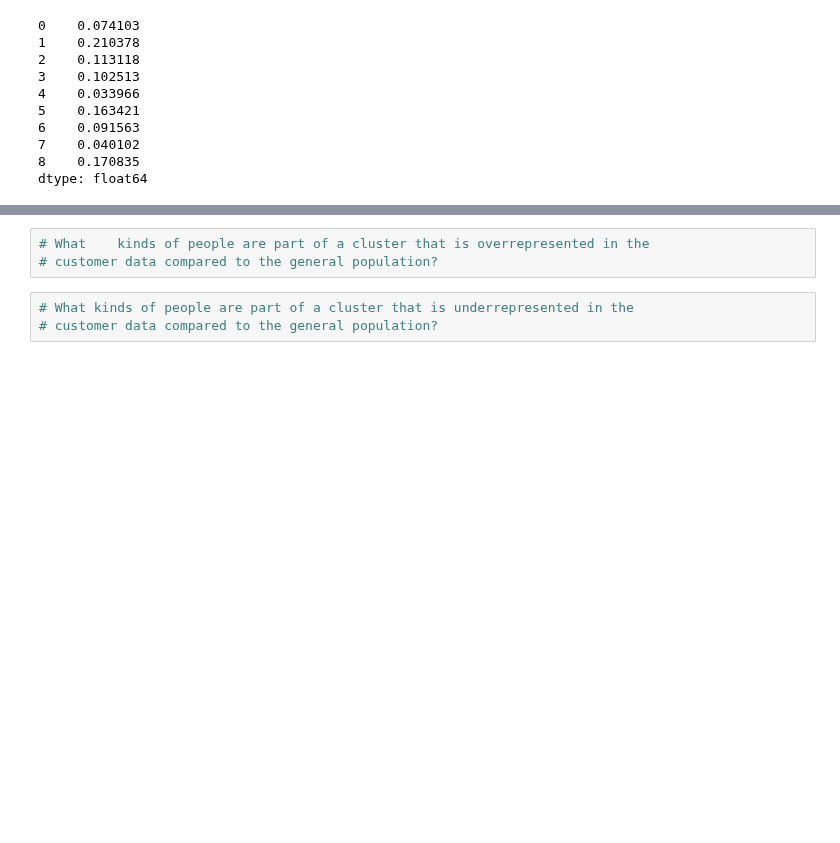
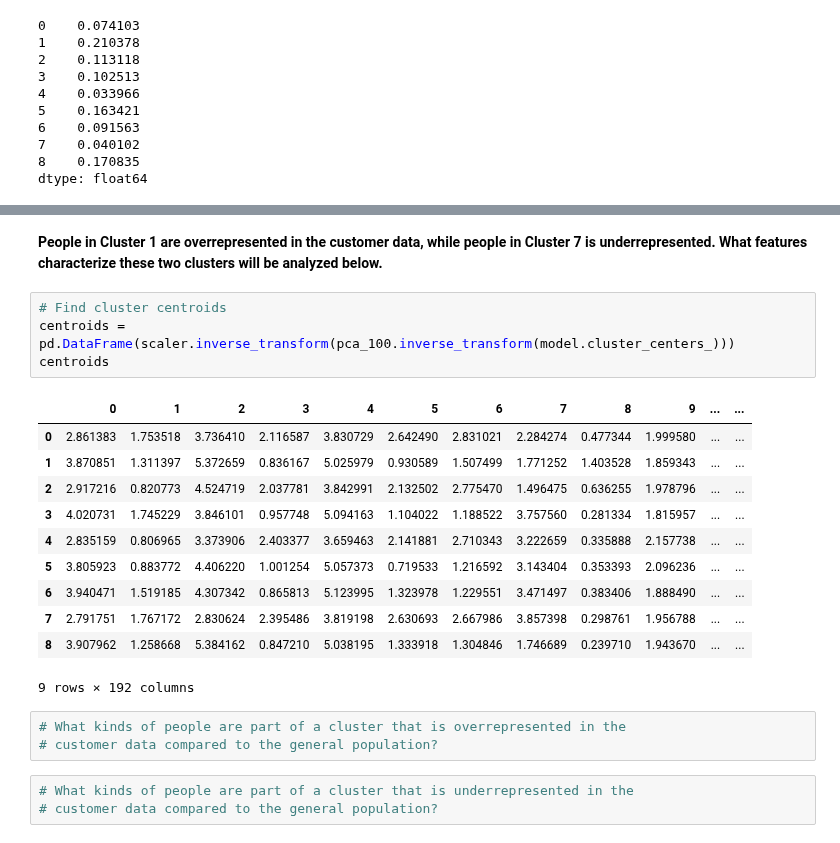
Before and after one commit to jgu1989/UdacityDataScientistNanodegree, a Jupyter notebook: project3_customer_segments/Identify_Customer_Segments.ipynb, the cells around one changed output, grey strips where cells are left out. Cells and saved outputs as stored; diff of their text form; blank space fills up the shorter version.

Commit message:
Inverse transform the centroids back to the original dataset

```diff
--- a/project3_customer_segments/Identify_Customer_Segments.ipynb
+++ b/project3_customer_segments/Identify_Customer_Segments.ipynb
@@ -1090,5 +1104,23 @@ plt.legend()
+# %% [markdown]
+**People in Cluster 1 are overrepresented in the customer data, while people in Cluster 7 is underrepresented. What features characterize these two clusters will be analyzed below.**
+# %%
+# Find cluster centroids
+centroids = pd.DataFrame(scaler.inverse_transform(pca_100.inverse_transform(model.cluster_centers_)))
+centroids
+# %% [output]
+|  | 0 | 1 | 2 | 3 | 4 | 5 | 6 | 7 | 8 | 9 | ... | ... |
+| 0 | 2.861383 | 1.753518 | 3.736410 | 2.116587 | 3.830729 | 2.642490 | 2.831021 | 2.284274 | 0.477344 | 1.999580 | ... | ... |
+| 1 | 3.870851 | 1.311397 | 5.372659 | 0.836167 | 5.025979 | 0.930589 | 1.507499 | 1.771252 | 1.403528 | 1.859343 | ... | ... |
+| 2 | 2.917216 | 0.820773 | 4.524719 | 2.037781 | 3.842991 | 2.132502 | 2.775470 | 1.496475 | 0.636255 | 1.978796 | ... | ... |
+| 3 | 4.020731 | 1.745229 | 3.846101 | 0.957748 | 5.094163 | 1.104022 | 1.188522 | 3.757560 | 0.281334 | 1.815957 | ... | ... |
+| 4 | 2.835159 | 0.806965 | 3.373906 | 2.403377 | 3.659463 | 2.141881 | 2.710343 | 3.222659 | 0.335888 | 2.157738 | ... | ... |
+| 5 | 3.805923 | 0.883772 | 4.406220 | 1.001254 | 5.057373 | 0.719533 | 1.216592 | 3.143404 | 0.353393 | 2.096236 | ... | ... |
+| 6 | 3.940471 | 1.519185 | 4.307342 | 0.865813 | 5.123995 | 1.323978 | 1.229551 | 3.471497 | 0.383406 | 1.888490 | ... | ... |
+| 7 | 2.791751 | 1.767172 | 2.830624 | 2.395486 | 3.819198 | 2.630693 | 2.667986 | 3.857398 | 0.298761 | 1.956788 | ... | ... |
+| 8 | 3.907962 | 1.258668 | 5.384162 | 0.847210 | 5.038195 | 1.333918 | 1.304846 | 1.746689 | 0.239710 | 1.943670 | ... | ... |
+9 rows × 192 columns
 # %%
-# What    kinds of people are part of a cluster that is overrepresented in the
+# What kinds of people are part of a cluster that is overrepresented in the
 # customer data compared to the general population?
 # %%
 # What kinds of people are part of a cluster that is underrepresented in the
```
Also changed, not shown: parts of 2 cells of this notebook.
